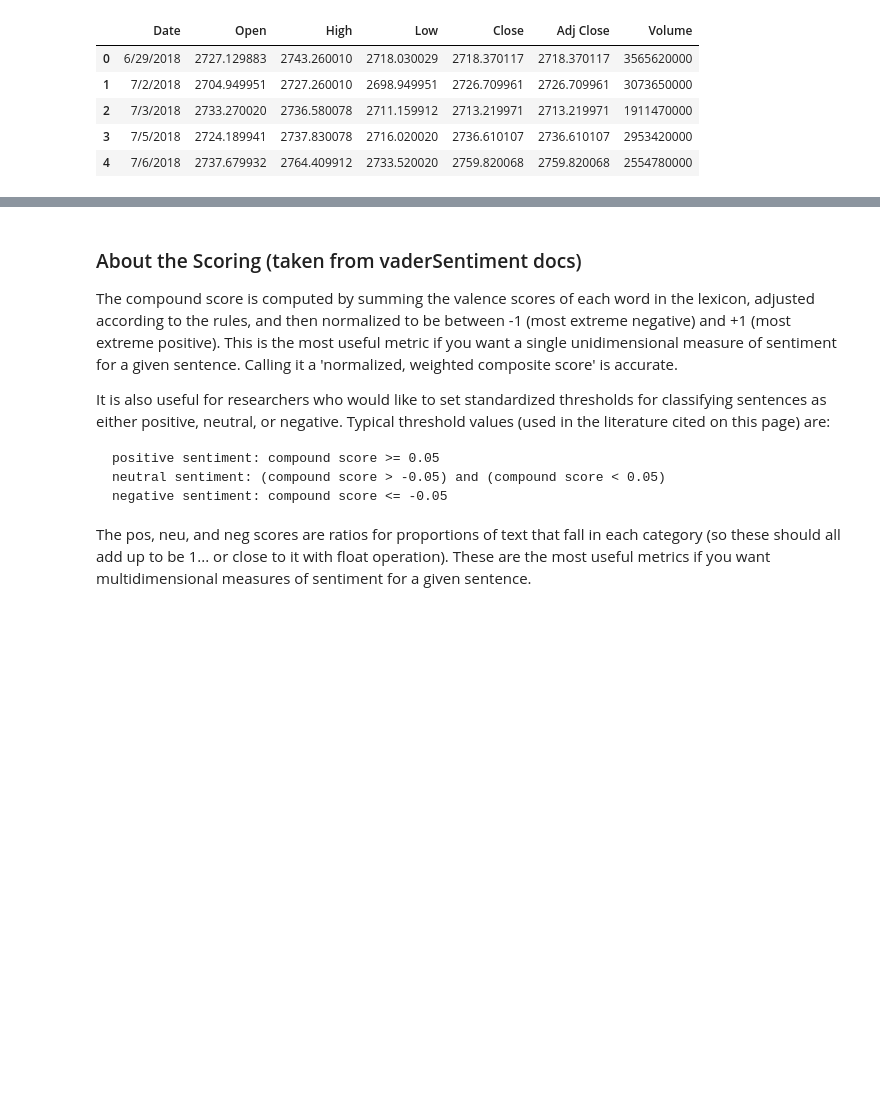
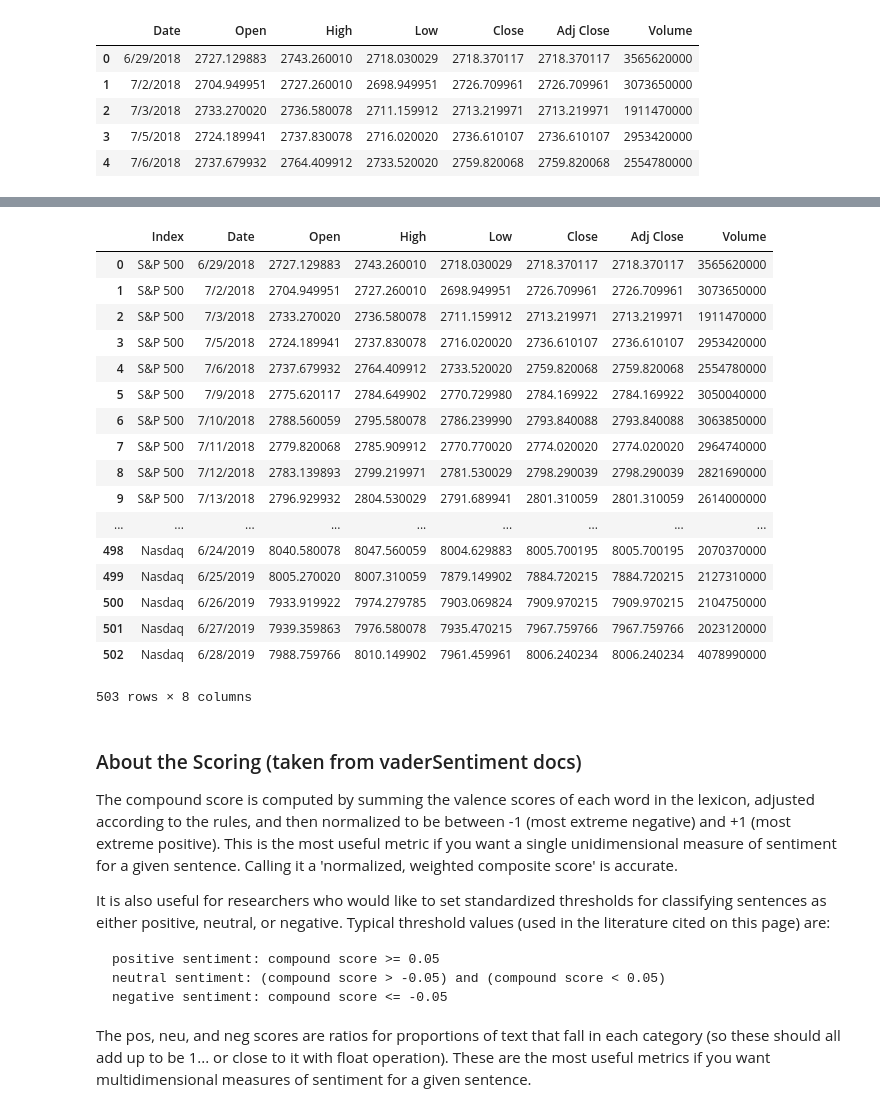
Before and after one commit to jsialcalde/news_project, a Jupyter notebook: News_Effects.ipynb, the cells around one changed output, grey strips where cells are left out. Saved outputs shown, nothing was run; the diff lists cells and outputs as text; code cells hidden in the pictures; blank space fills up the shorter version.

Commit message:
Merge Stock dataframes

```diff
--- a/News_Effects.ipynb
+++ b/News_Effects.ipynb
@@ -210,11 +210,12 @@ newsFrame.iloc[7][1]
 # %%
 # import stock data
 nasdaq_data = "nasdaq.csv"
-nasdaq_pd = pd.read_csv(nasdaq_data)
+nasdaq_df = pd.read_csv(nasdaq_data)
+
 
 sp500_data = "sp500.csv"
-sp500_pd = pd.read_csv(sp500_data)
-sp500_pd.head()
+sp500_df = pd.read_csv(sp500_data)
+sp500_df.head()
 
 # Load stock data into notebook as dataframe
 # %% [output]
@@ -228,0 +228,6 @@ sp500_pd.head()
+# %%
+nasdaq_df.insert(0, 'Index', 'Nasdaq')
+nasdaq_df.head()
+
+sp500_df.insert(0, 'Index', 'S&P 500')
+sp500_df.head()
@@ -229,3 +241,28 @@ sp500_pd.head()
+# %%
+# Merge 2 DataFrames
+stock_df = pd.concat([sp500_df, nasdaq_df], ignore_index=True)
+stock_df
+
+#sort by date
+# %% [output]
+|  | Index | Date | Open | High | Low | Close | Adj Close | Volume |
+| 0 | S&P 500 | 6/29/2018 | 2727.129883 | 2743.260010 | 2718.030029 | 2718.370117 | 2718.370117 | 3565620000 |
+| 1 | S&P 500 | 7/2/2018 | 2704.949951 | 2727.260010 | 2698.949951 | 2726.709961 | 2726.709961 | 3073650000 |
+| 2 | S&P 500 | 7/3/2018 | 2733.270020 | 2736.580078 | 2711.159912 | 2713.219971 | 2713.219971 | 1911470000 |
+| 3 | S&P 500 | 7/5/2018 | 2724.189941 | 2737.830078 | 2716.020020 | 2736.610107 | 2736.610107 | 2953420000 |
+| 4 | S&P 500 | 7/6/2018 | 2737.679932 | 2764.409912 | 2733.520020 | 2759.820068 | 2759.820068 | 2554780000 |
+| 5 | S&P 500 | 7/9/2018 | 2775.620117 | 2784.649902 | 2770.729980 | 2784.169922 | 2784.169922 | 3050040000 |
+| 6 | S&P 500 | 7/10/2018 | 2788.560059 | 2795.580078 | 2786.239990 | 2793.840088 | 2793.840088 | 3063850000 |
+| 7 | S&P 500 | 7/11/2018 | 2779.820068 | 2785.909912 | 2770.770020 | 2774.020020 | 2774.020020 | 2964740000 |
+| 8 | S&P 500 | 7/12/2018 | 2783.139893 | 2799.219971 | 2781.530029 | 2798.290039 | 2798.290039 | 2821690000 |
+| 9 | S&P 500 | 7/13/2018 | 2796.929932 | 2804.530029 | 2791.689941 | 2801.310059 | 2801.310059 | 2614000000 |
+| ... | ... | ... | ... | ... | ... | ... | ... | ... |
+| 498 | Nasdaq | 6/24/2019 | 8040.580078 | 8047.560059 | 8004.629883 | 8005.700195 | 8005.700195 | 2070370000 |
+| 499 | Nasdaq | 6/25/2019 | 8005.270020 | 8007.310059 | 7879.149902 | 7884.720215 | 7884.720215 | 2127310000 |
+| 500 | Nasdaq | 6/26/2019 | 7933.919922 | 7974.279785 | 7903.069824 | 7909.970215 | 7909.970215 | 2104750000 |
+| 501 | Nasdaq | 6/27/2019 | 7939.359863 | 7976.580078 | 7935.470215 | 7967.759766 | 7967.759766 | 2023120000 |
+| 502 | Nasdaq | 6/28/2019 | 7988.759766 | 8010.149902 | 7961.459961 | 8006.240234 | 8006.240234 | 4078990000 |
+503 rows × 8 columns
 # %% [markdown]
 ### About the Scoring (taken from vaderSentiment docs)
 The compound score is computed by summing the valence scores of each word in the lexicon, adjusted according to the rules, and then normalized to be between -1 (most extreme negative) and +1 (most extreme positive). This is the most useful metric if you want a single unidimensional measure of sentiment for a given sentence. Calling it a 'normalized, weighted composite score' is accurate.
```
Also changed, not shown: parts of 2 cells of this notebook.
